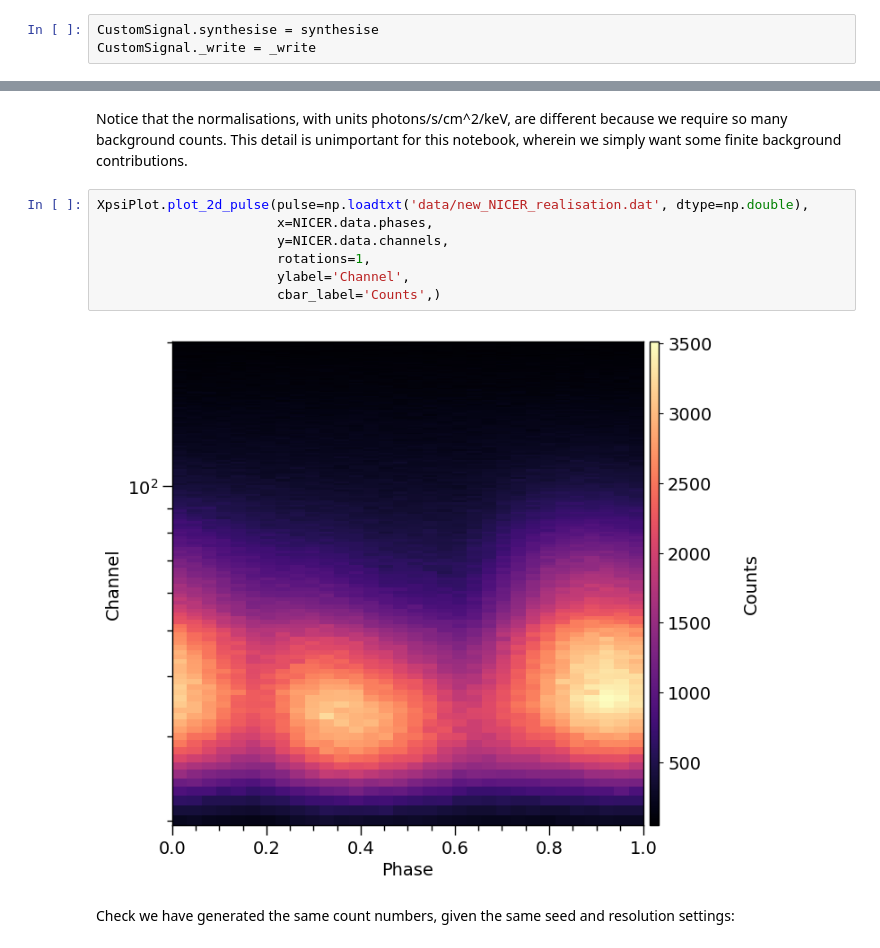
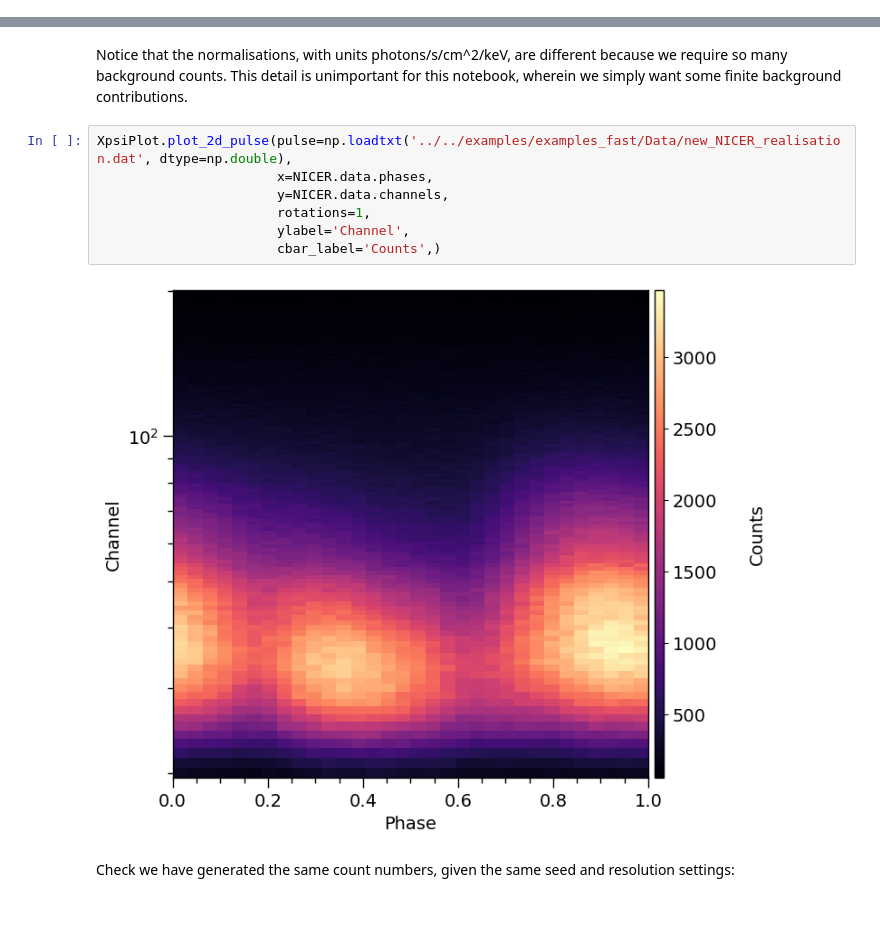
Before and after one commit to xpsi-group/xpsi, a Jupyter notebook: docs/source/Instrument_synergy.ipynb, the cells around one changed output, grey strips where cells are left out. Cells and saved outputs as stored; diff of their text form; blank space fills up the shorter version.

Commit message:
Fixing notebooks with synthetic data
- simplifying the Modeling notebook
- simplifying the Instrument synergy
- fixing synthetic data notebook

```diff
--- a/docs/source/Instrument_synergy.ipynb
+++ b/docs/source/Instrument_synergy.ipynb
@@ -726,6 +674,3 @@ def _write(self, counts, filename, fmt):
-# %%
-CustomSignal.synthesise = synthesise
-CustomSignal._write = _write
 # %% [markdown]
 We now need to instantiate, and reconfigure the likelihood object:
 # %%
@@ -823,14 +766,14 @@ Background normalisation: 2.21412640e-04
 # %% [markdown]
 Notice that the normalisations, with units photons/s/cm^2/keV, are different because we require so many background counts. This detail is unimportant for this notebook, wherein we simply want some finite background contributions.
 # %%
-XpsiPlot.plot_2d_pulse(pulse=np.loadtxt('data/new_NICER_realisation.dat', dtype=np.double),
+XpsiPlot.plot_2d_pulse(pulse=np.loadtxt('../../examples/examples_fast/Data/new_NICER_realisation.dat', dtype=np.double),
                        x=NICER.data.phases,
                        y=NICER.data.channels,
                        rotations=1,
                        ylabel='Channel',
                        cbar_label='Counts',)
 # %% [output]
-[figure, old version]
+[figure, new version]
 # %% [markdown]
 Check we have generated the same count numbers, given the same seed and resolution settings:
 # %%
```
Also changed, not shown: parts of 24 cells of this notebook, 2 other files.
